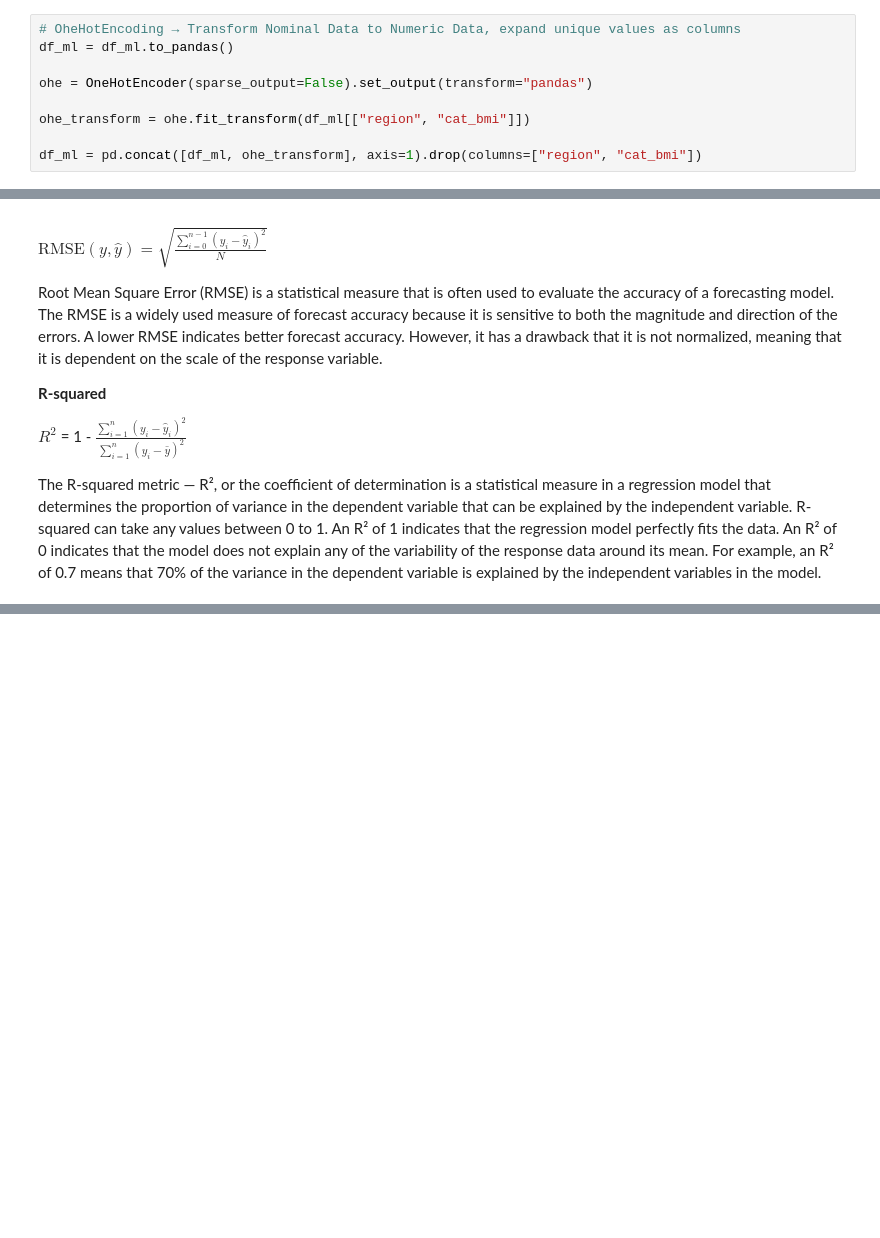
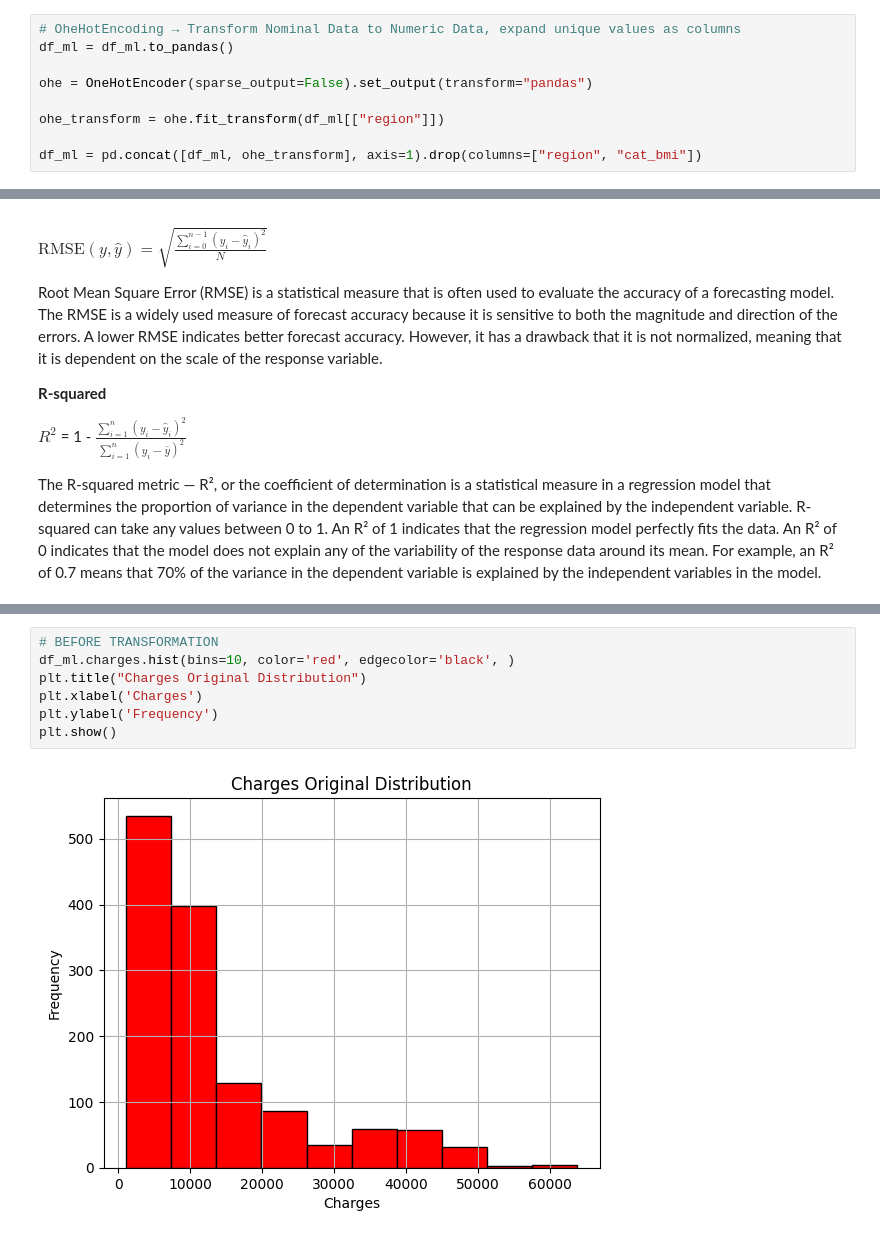
Before and after one commit to mstoychev/Data-Science-Projects, a Jupyter notebook: 6. ML with PySpark/Práctica_de_PySpark_ML_MitkoStoychev.ipynb, the cells around one changed output, grey strips where cells are left out. Cells and saved outputs as stored; diff of their text form; blank space fills up the shorter version.

Commit message:
Update Práctica_de_PySpark_ML_MitkoStoychev.ipynb
add log transformation

```diff
--- a/6. ML with PySpark/Práctica_de_PySpark_ML_MitkoStoychev.ipynb
+++ b/6. ML with PySpark/Práctica_de_PySpark_ML_MitkoStoychev.ipynb
@@ -406,7 +441,7 @@ df_ml = df_ml.to_pandas()
 
 ohe = OneHotEncoder(sparse_output=False).set_output(transform="pandas")
 
-ohe_transform = ohe.fit_transform(df_ml[["region", "cat_bmi"]])
+ohe_transform = ohe.fit_transform(df_ml[["region"]])
 
 df_ml = pd.concat([df_ml, ohe_transform], axis=1).drop(columns=["region", "cat_bmi"])
 # %% [output]
@@ -565,0 +629,9 @@ To sum up, there is potential for improvement.
+# %%
+# BEFORE TRANSFORMATION
+df_ml.charges.hist(bins=10, color='red', edgecolor='black', )
+plt.title("Charges Original Distribution")
+plt.xlabel('Charges')
+plt.ylabel('Frequency')
+plt.show()
+# %% [output]
+[figure, added]
```
Also changed, not shown: parts of 35 cells of this notebook.
